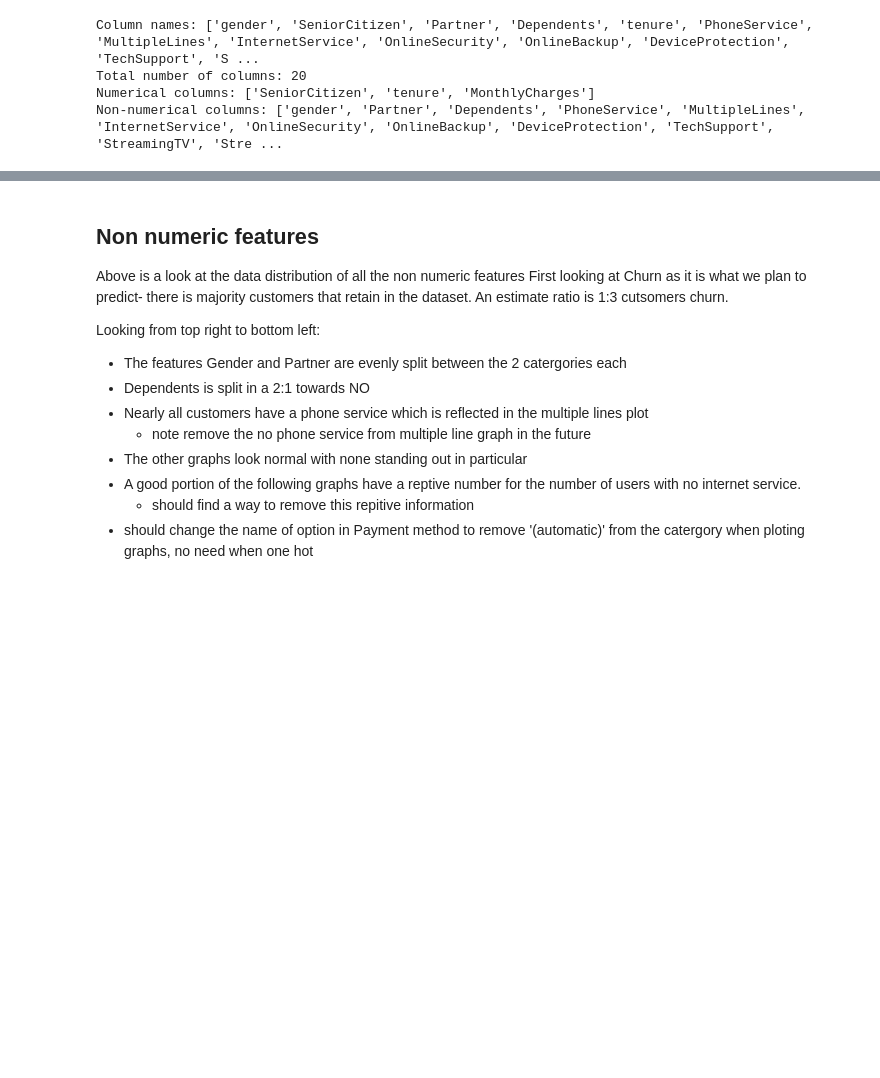
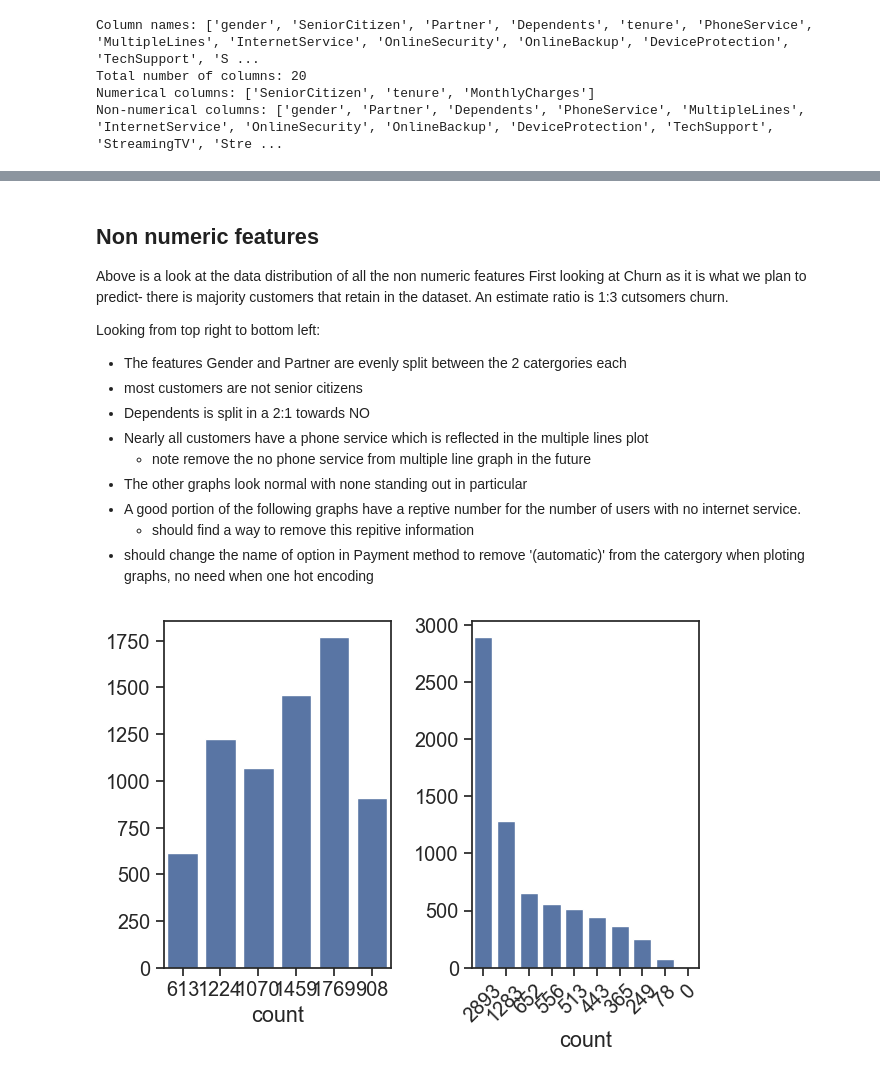
Before and after one commit to aakash-tir/customer-churn, a Jupyter notebook: customer_chrun.ipynb, the cells around one changed output, grey strips where cells are left out. Drawn from its saved outputs; the diff is of its cells as text; code cells hidden in the pictures; blank space fills up the shorter version.

```diff
--- a/customer_chrun.ipynb
+++ b/customer_chrun.ipynb
@@ -97,10 +103,30 @@ First looking at Churn as it is what we plan to predict- there is majority custo
 
 Looking from top right to bottom left:
 - The features Gender and Partner are evenly split between the 2 catergories each
+- most customers are not senior citizens
 - Dependents is split in a 2:1 towards NO
 - Nearly all customers have a phone service which is reflected in the multiple lines plot
     - note remove the no phone service from multiple line graph in the future
 - The other graphs look normal with none standing out in particular
 - A good portion of the following graphs have a reptive number for the number of users with no internet service.
     - should find a way to remove this repitive information
-- should change the name of option in Payment method to remove '(automatic)' from the catergory when ploting graphs, no need when one hot
+- should change the name of option in Payment method to remove '(automatic)' from the catergory when ploting graphs, no need when one hot encoding
+# %%
+fig, axes =plt.subplots(1,2)
+#create bins for plot
+bins0 = range(0, 140, 20)
+data['Monthly_Bin'] = pd.cut(data['MonthlyCharges'], bins=bins0, right=False)
+bin0_counts = data['Monthly_Bin'].value_counts().sort_index()
+
+bins1 = range(0, 11000, 1000)
+data['Total_Bin'] = pd.cut(data['TotalCharges'], bins=bins1, right=False)
+bin1_counts = data['Total_Bin'].value_counts().sort_index()
+
+
+sns.barplot(x=bin0_counts.astype(str), y=bin0_counts.values, ax=axes[0])
+sns.barplot(x=bin1_counts.astype(str), y=bin1_counts.values, ax=axes[1])
+plt.xticks(rotation=45)
+plt.tight_layout()
+plt.show()
+# %% [output]
+[figure, added]
```
Also changed, not shown: parts of 4 cells of this notebook.
